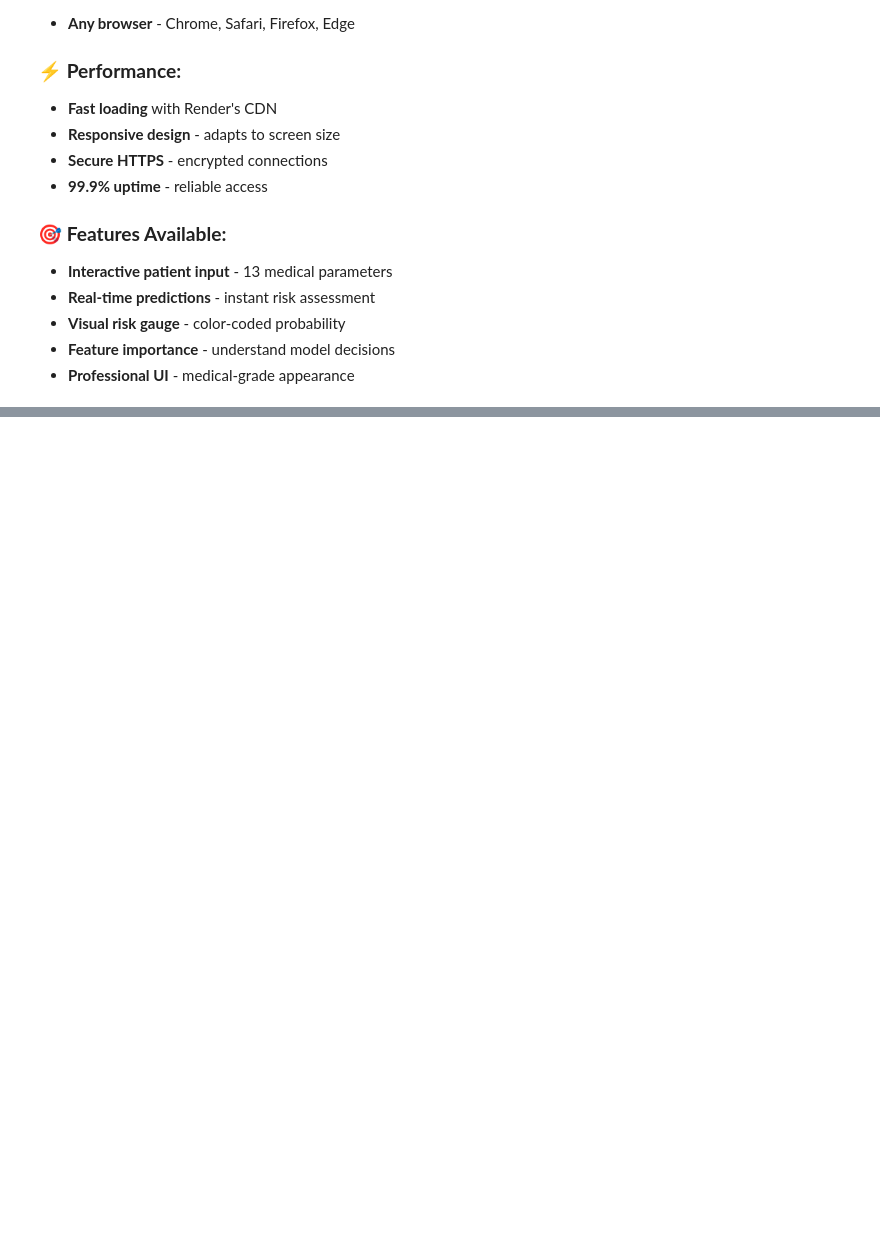
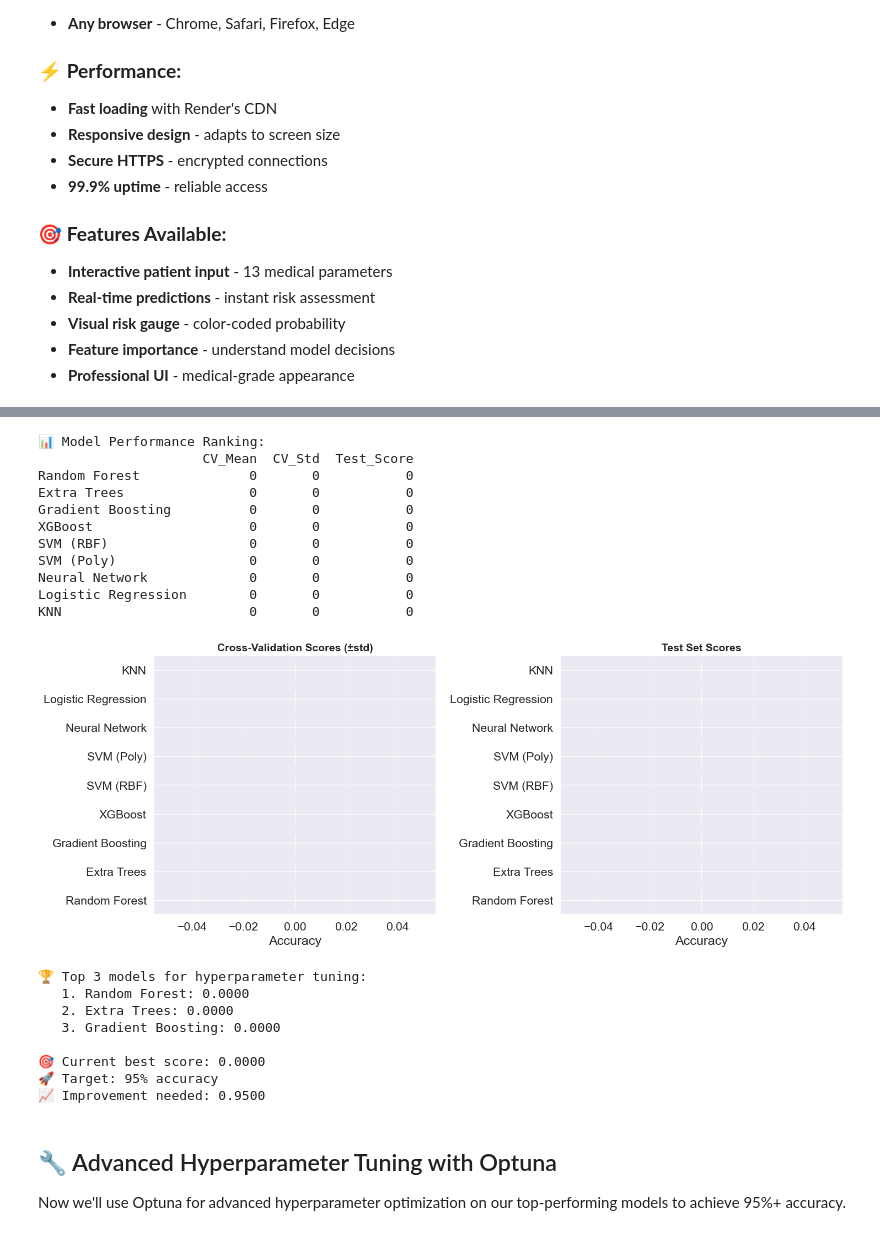
Before and after one commit to rifatahsanpul0k/heart_desease_data_analysis, a Jupyter notebook: hello.ipynb, the cells around one changed output, grey strips where cells are left out. Cells and saved outputs as stored; diff of their text form; code cells hidden in the pictures; blank space fills up the shorter version.

```diff
--- a/hello.ipynb
+++ b/hello.ipynb
@@ -2359,0 +2673,61 @@ print(f"\n📱 Accessible from any device worldwide!")
+# %%
+# Visualize Baseline Results
+baseline_df = pd.DataFrame(baseline_results).T
+baseline_df = baseline_df.sort_values('CV_Mean', ascending=False)
+
+print("📊 Model Performance Ranking:")
+print(baseline_df)
+
+# Plot results
+fig, (ax1, ax2) = plt.subplots(1, 2, figsize=(15, 6))
+
+# CV Scores
+baseline_df['CV_Mean'].plot(kind='barh', ax=ax1, color='skyblue', xerr=baseline_df['CV_Std'])
+ax1.set_title('Cross-Validation Scores (±std)', fontsize=14, fontweight='bold')
+ax1.set_xlabel('Accuracy')
+ax1.grid(axis='x', alpha=0.3)
+
+# Test Scores
+baseline_df['Test_Score'].plot(kind='barh', ax=ax2, color='lightcoral')
+ax2.set_title('Test Set Scores', fontsize=14, fontweight='bold')
+ax2.set_xlabel('Accuracy')
+ax2.grid(axis='x', alpha=0.3)
+
+plt.tight_layout()
+plt.show()
+
+# Identify top 3 models for hyperparameter tuning
+top_models = baseline_df.head(3).index.tolist()
+print(f"\n🏆 Top 3 models for hyperparameter tuning:")
+for i, model in enumerate(top_models, 1):
+    score = baseline_df.loc[model, 'CV_Mean']
+    print(f"   {i}. {model}: {score:.4f}")
+
+print(f"\n🎯 Current best score: {baseline_df['CV_Mean'].max():.4f}")
+print(f"🚀 Target: 95% accuracy")
+print(f"📈 Improvement needed: {0.95 - baseline_df['CV_Mean'].max():.4f}")
+# %% [output]
+📊 Model Performance Ranking:
+                     CV_Mean  CV_Std  Test_Score
+Random Forest              0       0           0
+Extra Trees                0       0           0
+Gradient Boosting          0       0           0
+XGBoost                    0       0           0
+SVM (RBF)                  0       0           0
+SVM (Poly)                 0       0           0
+Neural Network             0       0           0
+Logistic Regression        0       0           0
+KNN                        0       0           0
+[figure, added]
+🏆 Top 3 models for hyperparameter tuning:
+   1. Random Forest: 0.0000
+   2. Extra Trees: 0.0000
+   3. Gradient Boosting: 0.0000
+
+🎯 Current best score: 0.0000
+🚀 Target: 95% accuracy
+📈 Improvement needed: 0.9500
+# %% [markdown]
+## 🔧 Advanced Hyperparameter Tuning with Optuna
+
+Now we'll use Optuna for advanced hyperparameter optimization on our top-performing models to achieve 95%+ accuracy.
```
Also changed, not shown: parts of 46 cells of this notebook, 6 other files.
